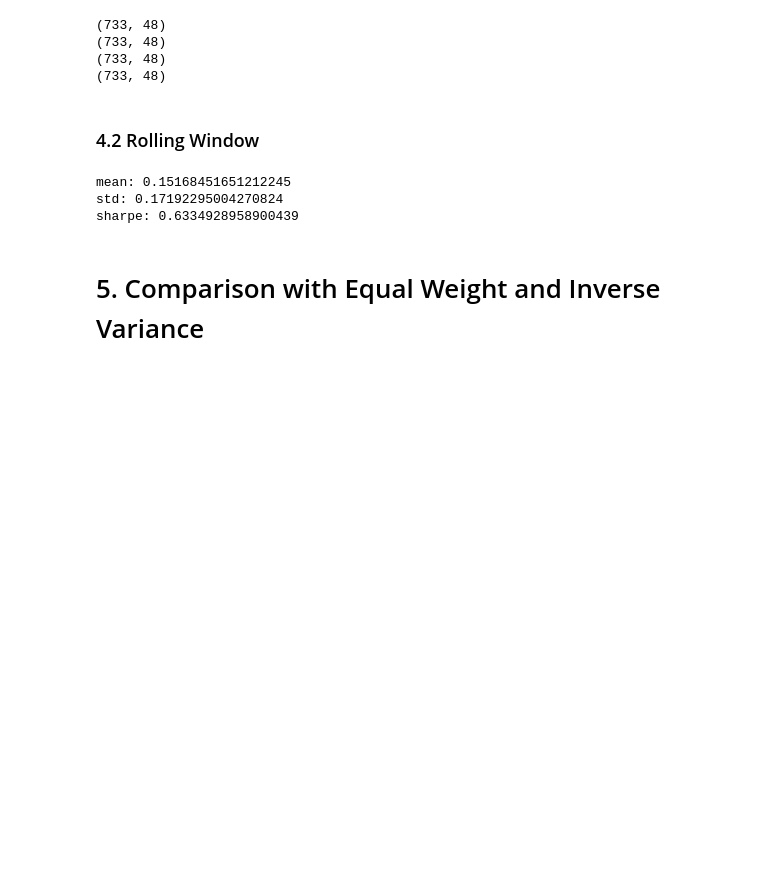
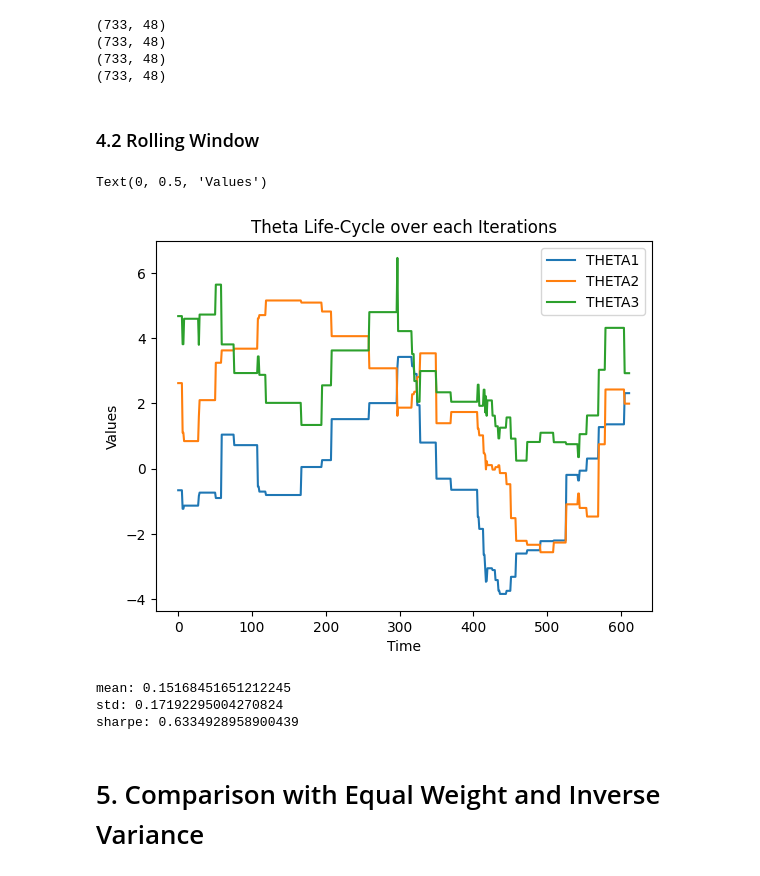
Before and after one commit to alessbressan/FINA60602A, a Jupyter notebook: project_2/Part_C_final.ipynb, the cells around one changed output. Drawn from its saved outputs; the diff is of its cells as text; code cells hidden in the pictures; blank space fills up the shorter version.

```diff
--- a/project_2/Part_C_final.ipynb
+++ b/project_2/Part_C_final.ipynb
@@ -238,7 +238,7 @@ x_hat = np.stack([mkt_cap_norm, be_over_me_norm, momentum_norm], axis= -1)
 window_size = 119 # 10 years x 12 months - 1 (current observation) = 119 timesteps
 next_w = np.zeros(len(mkt_cap.columns))
 monthly_rets = []
-f_objective = []
+df_theta = pd.DataFrame(columns=['THETA1', 'THETA2', 'THETA3'])
 # %% [markdown]
 ### 4.2 Rolling Window
 # %%
@@ -250,8 +250,8 @@ for t in tqdm(range(window_size+1, x_hat.shape[0]-1)):
 
     # 1. Estimate Theta
     res = minimize(objective, x0=theta, args=(x_hat_subset, df_out_subset, mkt_cap_subset), method='SLSQP')
-    f_objective.append(res.fun)
     theta = res.x
+    df_theta.loc[len(df_theta)] = res.x
 
     # 2. Estimate Weights
     Nt = np.count_nonzero(~np.isnan(x_hat_subset[-1, :, :])) / 3  # number of assets which have non NA values for each characteristic.
@@ -270,6 +270,14 @@ for t in tqdm(range(window_size+1, x_hat.shape[0]-1)):
     monthly_rets.append(long_weights @ rets_clean)
 
 monthly_rets = pd.Series(monthly_rets, index = df_out.index[window_size+2:], dtype="float64")
+# %%
+df_theta.plot()
+plt.title("Theta Life-Cycle over each Iterations")
+plt.xlabel("Time")
+plt.ylabel("Values")
+# %% [output]
+Text(0, 0.5, 'Values')
+[figure, added]
 # %%
 print(f'mean: {12 * np.mean(monthly_rets)}')
 print(f'std: {np.sqrt(12) * np.std(monthly_rets, ddof = 1)}')
```
Also changed, not shown: parts of 3 cells of this notebook, 1 other file.
